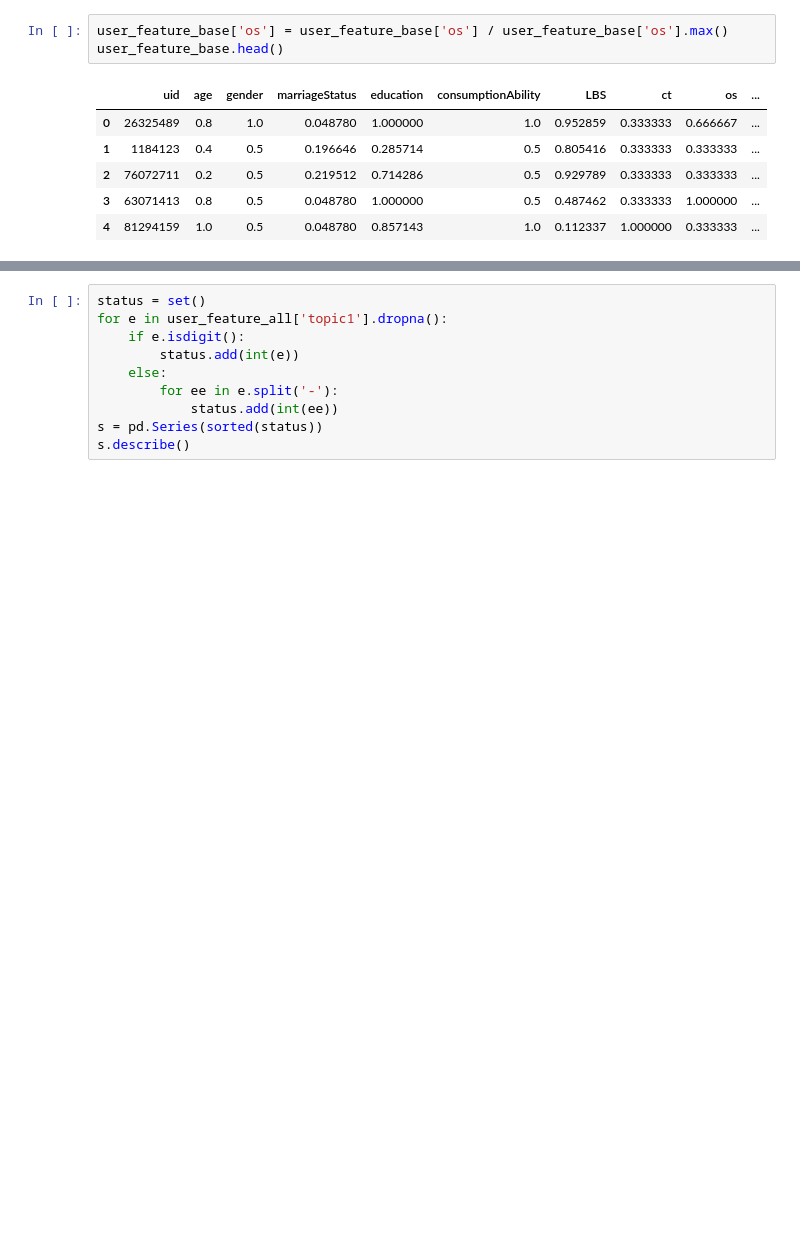
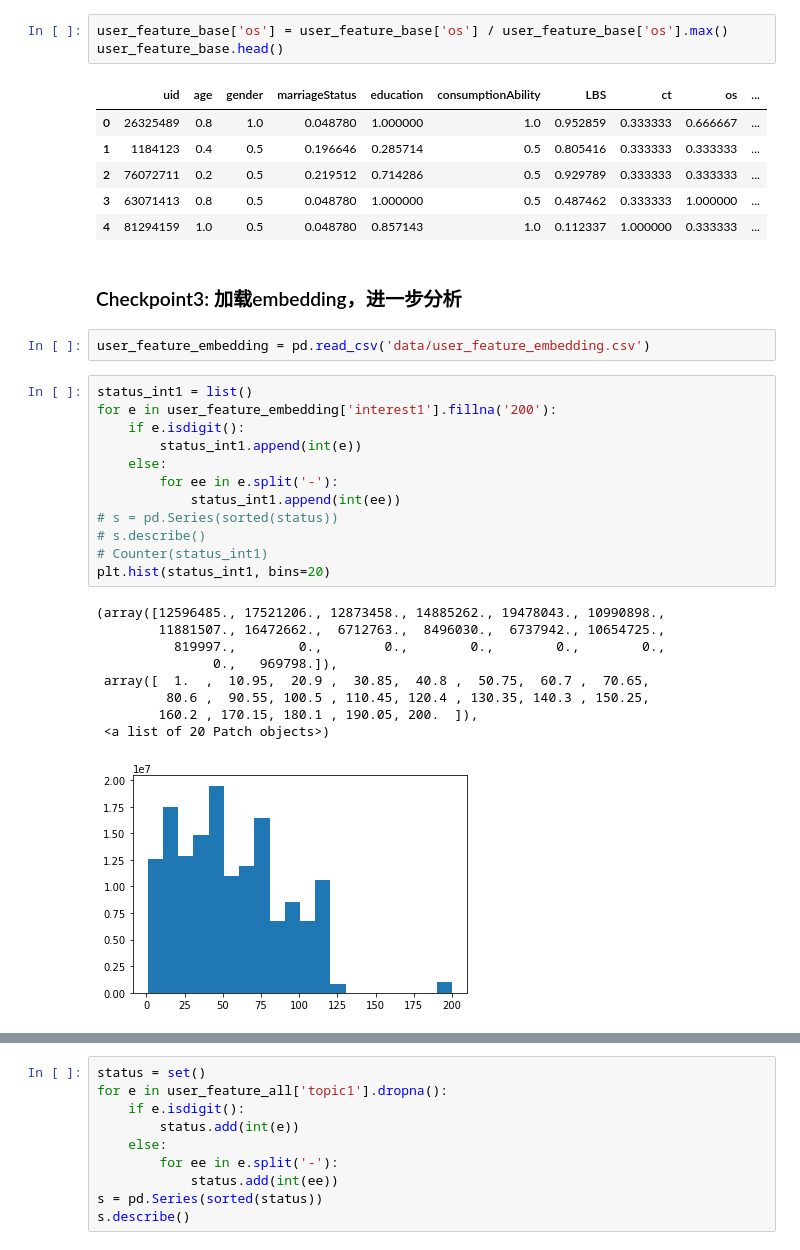
Before and after one commit to ModaoT/firstkill, a Jupyter notebook: user_data_process.ipynb, the cells around one changed output, grey strips where cells are left out. Drawn from its saved outputs; the diff is of its cells as text; blank space fills up the shorter version.

```diff
--- a/user_data_process.ipynb
+++ b/user_data_process.ipynb
@@ -496,3 +490,29 @@ user_feature_base.head()
 | 2 | 76072711 | 0.2 | 0.5 | 0.219512 | 0.714286 | 0.5 | 0.929789 | 0.333333 | 0.333333 | ... |
 | 3 | 63071413 | 0.8 | 0.5 | 0.048780 | 1.000000 | 0.5 | 0.487462 | 0.333333 | 1.000000 | ... |
 | 4 | 81294159 | 1.0 | 0.5 | 0.048780 | 0.857143 | 1.0 | 0.112337 | 1.000000 | 0.333333 | ... |
+# %% [markdown]
+### Checkpoint3: 加载embedding，进一步分析
+# %%
+user_feature_embedding = pd.read_csv('data/user_feature_embedding.csv')
+# %%
+status_int1 = list()
+for e in user_feature_embedding['interest1'].fillna('200'):
+    if e.isdigit():
+        status_int1.append(int(e))
+    else:
+        for ee in e.split('-'):
+            status_int1.append(int(ee))
+# s = pd.Series(sorted(status))
+# s.describe()
+# Counter(status_int1)
+plt.hist(status_int1, bins=20)
+# %% [output]
+(array([12596485., 17521206., 12873458., 14885262., 19478043., 10990898.,
+        11881507., 16472662.,  6712763.,  8496030.,  6737942., 10654725.,
+          819997.,        0.,        0.,        0.,        0.,        0.,
+               0.,   969798.]),
+ array([  1.  ,  10.95,  20.9 ,  30.85,  40.8 ,  50.75,  60.7 ,  70.65,
+         80.6 ,  90.55, 100.5 , 110.45, 120.4 , 130.35, 140.3 , 150.25,
+        160.2 , 170.15, 180.1 , 190.05, 200.  ]),
+ <a list of 20 Patch objects>)
+[figure, added]
```
Also changed, not shown: parts of 21 cells of this notebook, 2 other files.
